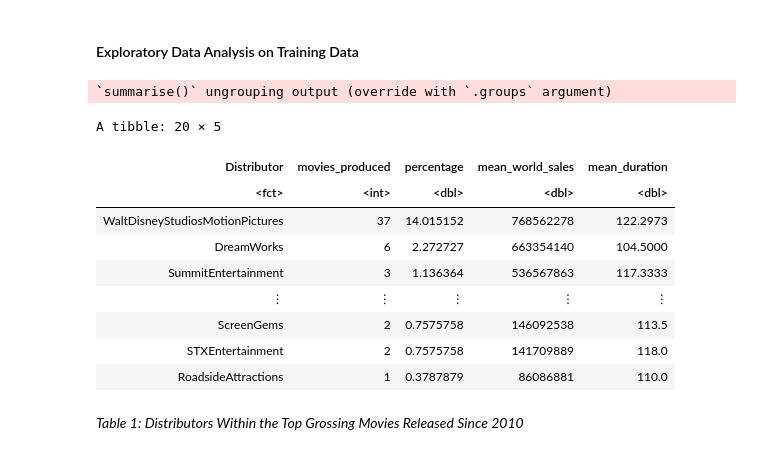
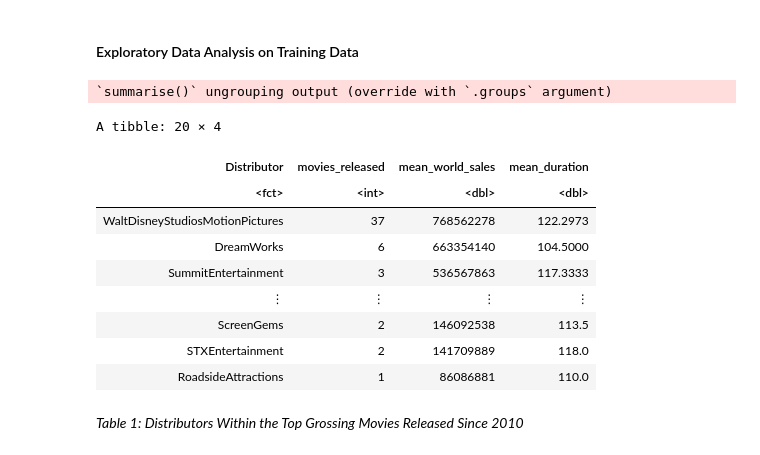
Before and after one commit to starsurfer87/DSCI100-Group-Project, a Jupyter notebook: thedreadedassignment.ipynb, the cells around one changed output. Cells and saved outputs as stored; diff of their text form; code cells hidden in the pictures.

```diff
--- a/thedreadedassignment.ipynb
+++ b/thedreadedassignment.ipynb
@@ -208,27 +209,25 @@ movies_test <- testing(movies_split)
 # %%
 # table showing distributors within the top grossing movies released since 2010
 # can use knitr to add table numbers (currently just using markdown)
-num_obs <- nrow(movies_train)
 
 distributor_estimates <- movies_train %>%
                                 group_by(Distributor) %>%
-                                summarize(movies_produced = n(),
-                                          percentage = n() / num_obs * 100,
+                                summarize(movies_released = n(),
                                           mean_world_sales = mean(World_Sales),
                                           mean_duration = mean(Duration, na.rm = TRUE)) %>%
                                 arrange(desc(mean_world_sales))
 distributor_estimates
 # %% [output]
 `summarise()` ungrouping output (override with `.groups` argument)
-A tibble: 20 × 5
+A tibble: 20 × 4
-| Distributor | movies_produced | percentage | mean_world_sales | mean_duration |
-| <fct> | <int> | <dbl> | <dbl> | <dbl> |
-| WaltDisneyStudiosMotionPictures | 37 | 14.015152 | 768562278 | 122.2973 |
-| DreamWorks | 6 | 2.272727 | 663354140 | 104.5000 |
-| SummitEntertainment | 3 | 1.136364 | 536567863 | 117.3333 |
-| ⋮ | ⋮ | ⋮ | ⋮ | ⋮ |
-| ScreenGems | 2 | 0.7575758 | 146092538 | 113.5 |
-| STXEntertainment | 2 | 0.7575758 | 141709889 | 118.0 |
-| RoadsideAttractions | 1 | 0.3787879 | 86086881 | 110.0 |
+| Distributor | movies_released | mean_world_sales | mean_duration |
+| <fct> | <int> | <dbl> | <dbl> |
+| WaltDisneyStudiosMotionPictures | 37 | 768562278 | 122.2973 |
+| DreamWorks | 6 | 663354140 | 104.5000 |
+| SummitEntertainment | 3 | 536567863 | 117.3333 |
+| ⋮ | ⋮ | ⋮ | ⋮ |
+| ScreenGems | 2 | 146092538 | 113.5 |
+| STXEntertainment | 2 | 141709889 | 118.0 |
+| RoadsideAttractions | 1 | 86086881 | 110.0 |
 # %% [markdown]
 *Table 1: Distributors Within the Top Grossing Movies Released Since 2010*
```
Also changed, not shown: parts of 8 cells of this notebook.
